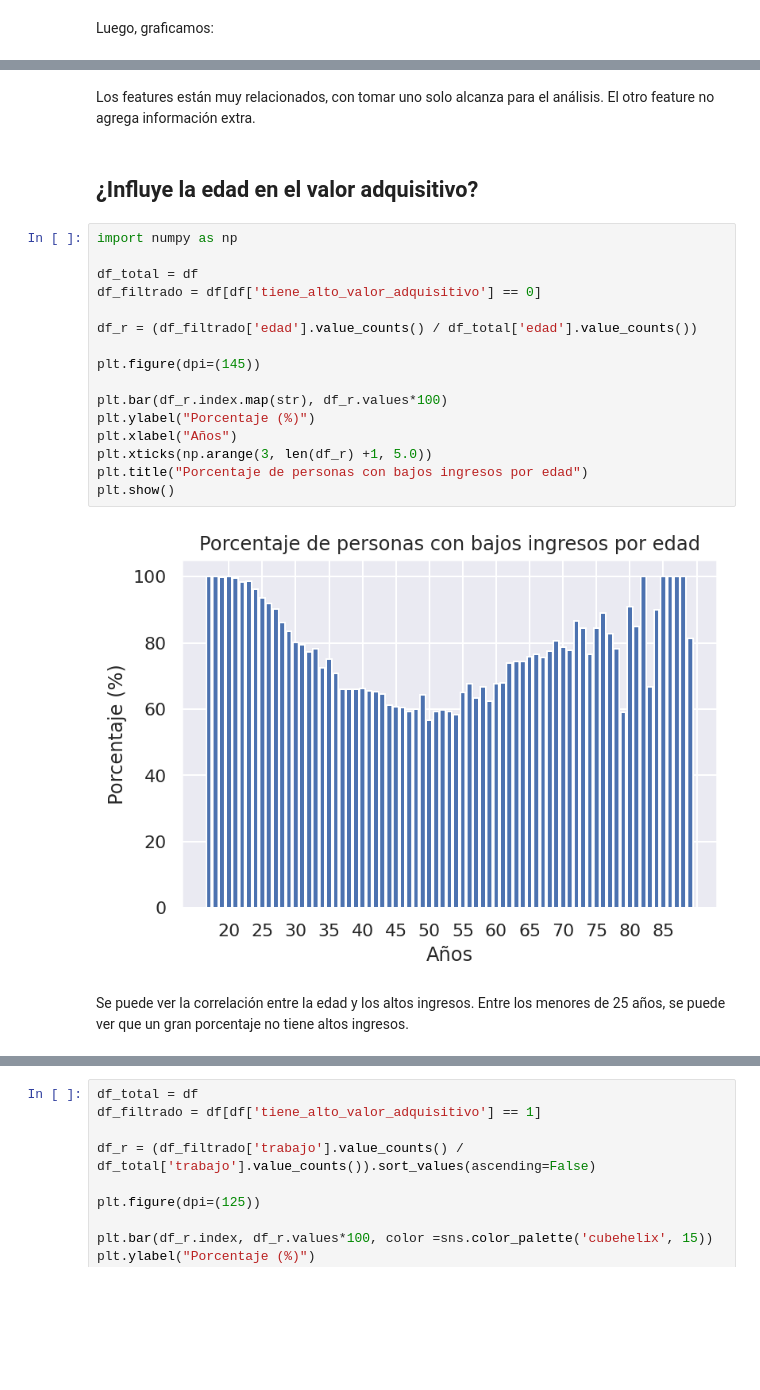
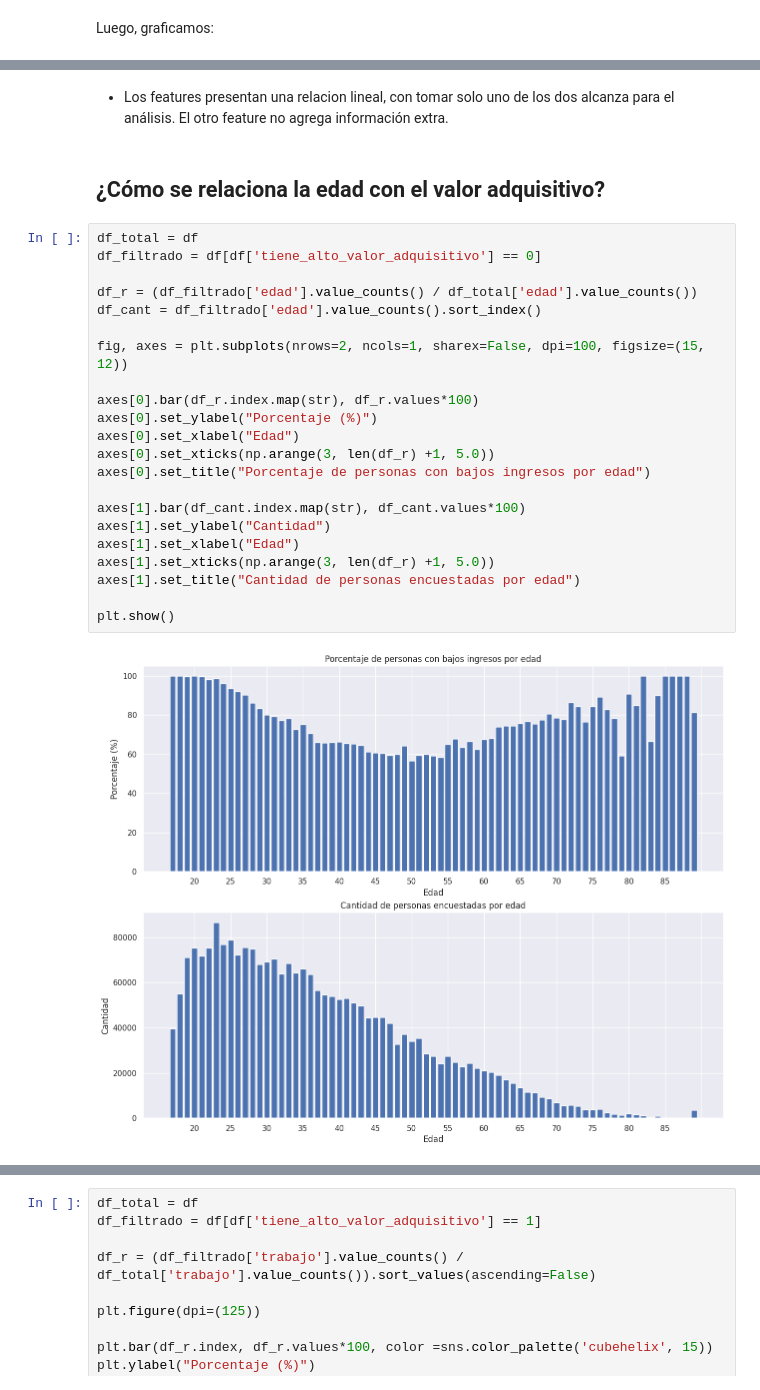
Before and after one commit to TomasArrachea/TP-Organizacion-de-Datos, a Jupyter notebook: informe.ipynb, the cells around one changed output, grey strips where cells are left out. Drawn from its saved outputs; the diff is of its cells as text; blank space fills up the shorter version.

Commit message:
cambios menores en algunos gráficos y en las respuestas, se ajustan algunos parametros y se llega al 82% de precision

```diff
--- a/informe.ipynb
+++ b/informe.ipynb
@@ -346,24 +347,28 @@ plt.show()
 # %% [markdown]
-Los features están muy relacionados, con tomar uno solo alcanza para el análisis. El otro feature no agrega información extra.
+- Los features presentan una relacion lineal, con tomar solo uno de los dos alcanza para el análisis. El otro feature no agrega información extra.
 # %% [markdown]
-## ¿Influye la edad en el valor adquisitivo?
+## ¿Cómo se relaciona la edad con el valor adquisitivo?
 # %%
-import numpy as np
-
 df_total = df
 df_filtrado = df[df['tiene_alto_valor_adquisitivo'] == 0]
 
 df_r = (df_filtrado['edad'].value_counts() / df_total['edad'].value_counts())
+df_cant = df_filtrado['edad'].value_counts().sort_index()
 
-plt.figure(dpi=(145))
+fig, axes = plt.subplots(nrows=2, ncols=1, sharex=False, dpi=100, figsize=(15, 12))
 
-plt.bar(df_r.index.map(str), df_r.values*100)
-plt.ylabel("Porcentaje (%)")
-plt.xlabel("Años")
-plt.xticks(np.arange(3, len(df_r) +1, 5.0))
-plt.title("Porcentaje de personas con bajos ingresos por edad")
+axes[0].bar(df_r.index.map(str), df_r.values*100)
+axes[0].set_ylabel("Porcentaje (%)")
+axes[0].set_xlabel("Edad")
+axes[0].set_xticks(np.arange(3, len(df_r) +1, 5.0))
+axes[0].set_title("Porcentaje de personas con bajos ingresos por edad")
+
+axes[1].bar(df_cant.index.map(str), df_cant.values*100)
+axes[1].set_ylabel("Cantidad")
+axes[1].set_xlabel("Edad")
+axes[1].set_xticks(np.arange(3, len(df_r) +1, 5.0))
+axes[1].set_title("Cantidad de personas encuestadas por edad")
+
 plt.show()
 # %% [output]
-[figure, old version]
+[figure, new version]
-# %% [markdown]
-Se puede ver la correlación entre la edad y los altos ingresos. Entre los menores de 25 años, se puede ver que un gran porcentaje no tiene altos ingresos.
```
Also changed, not shown: parts of 19 cells of this notebook.
